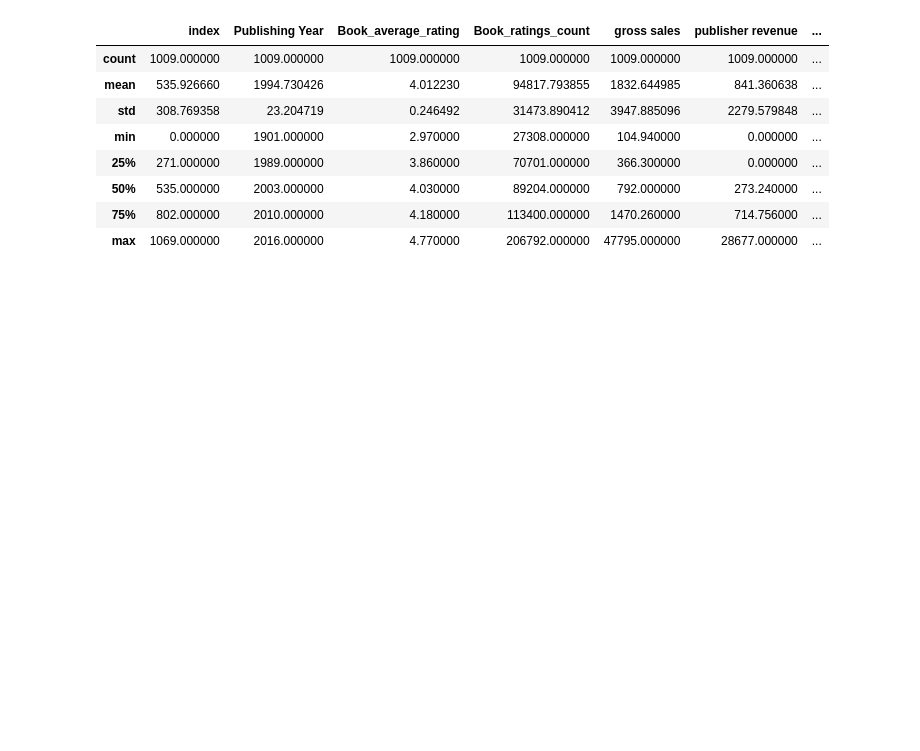
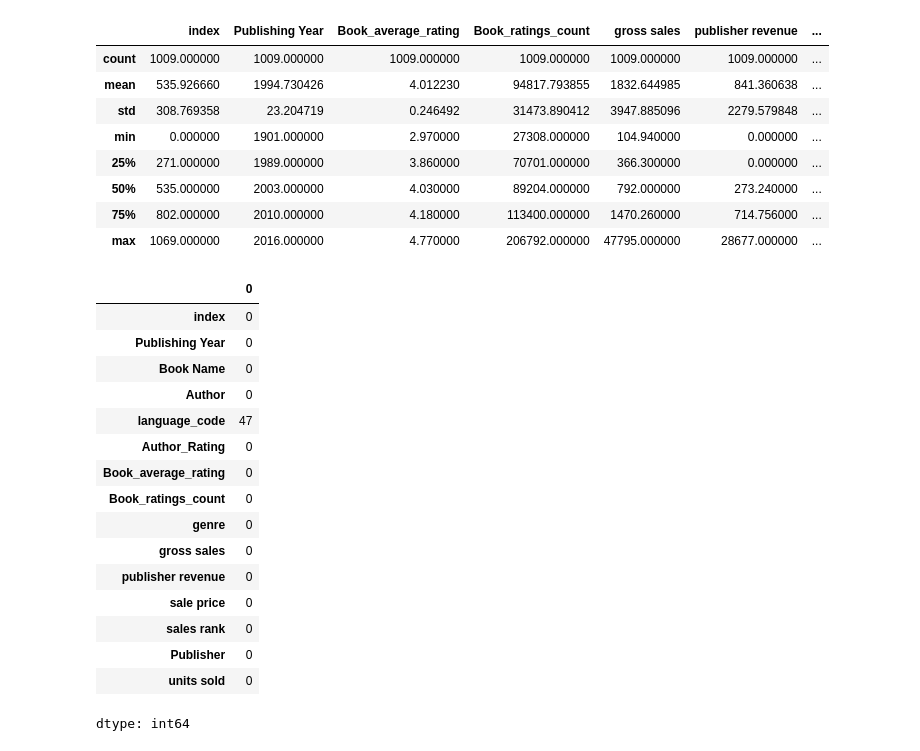
Before and after one commit to ZaidiSahab/Road-to-Data-Science, a Jupyter notebook: Book_Application_YTube.ipynb, the cells around one changed output. Drawn from its saved outputs; the diff is of its cells as text; code cells hidden in the pictures; blank space fills up the shorter version.

```diff
--- a/Book_Application_YTube.ipynb
+++ b/Book_Application_YTube.ipynb
@@ -33,7 +33,24 @@ df.describe()
 | 75% | 802.000000 | 2010.000000 | 4.180000 | 113400.000000 | 1470.260000 | 714.756000 | ... |
 | max | 1069.000000 | 2016.000000 | 4.770000 | 206792.000000 | 47795.000000 | 28677.000000 | ... |
 # %%
-df = pd.read_csv("Books_Data_Clean.csv")
 df= df[df["Publishing Year"] >1900]
 # %%
-df
+df.isna().sum()
+# %% [output]
+|  | 0 |
+| index | 0 |
+| Publishing Year | 0 |
+| Book Name | 0 |
+| Author | 0 |
+| language_code | 47 |
+| Author_Rating | 0 |
+| Book_average_rating | 0 |
+| Book_ratings_count | 0 |
+| genre | 0 |
+| gross sales | 0 |
+| publisher revenue | 0 |
+| sale price | 0 |
+| sales rank | 0 |
+| Publisher | 0 |
+| units sold | 0 |
+dtype: int64
```
Also changed, not shown: parts of 1 cell of this notebook.
